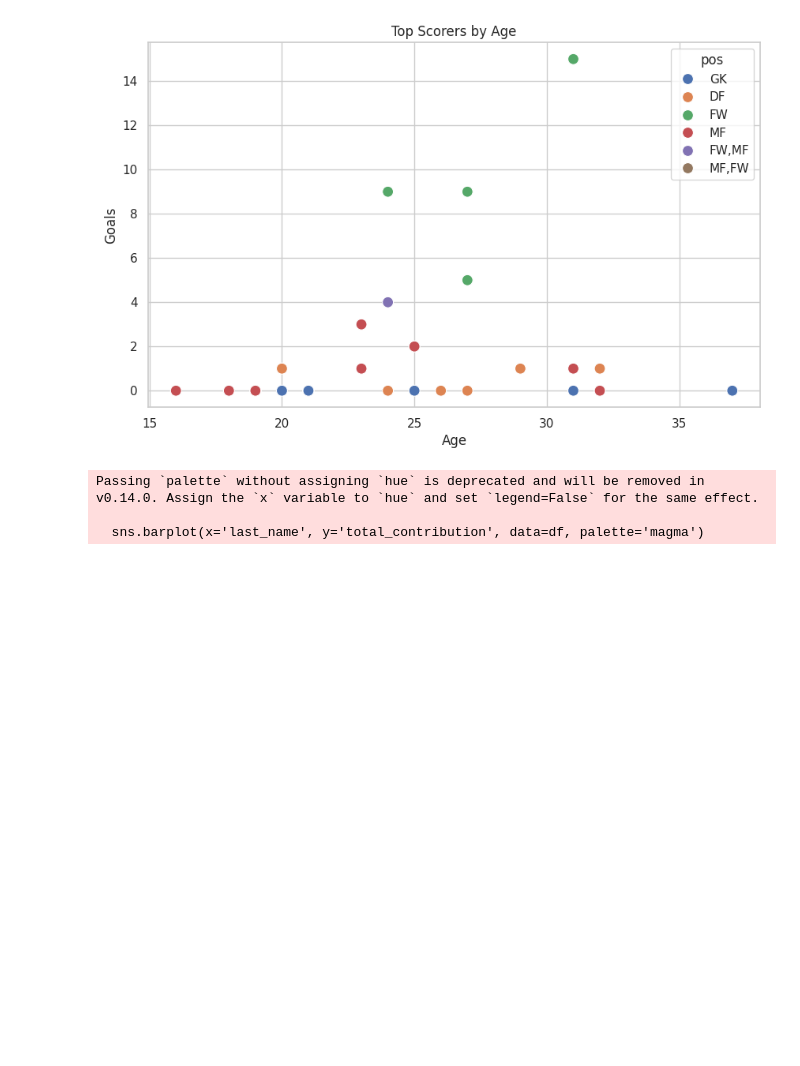
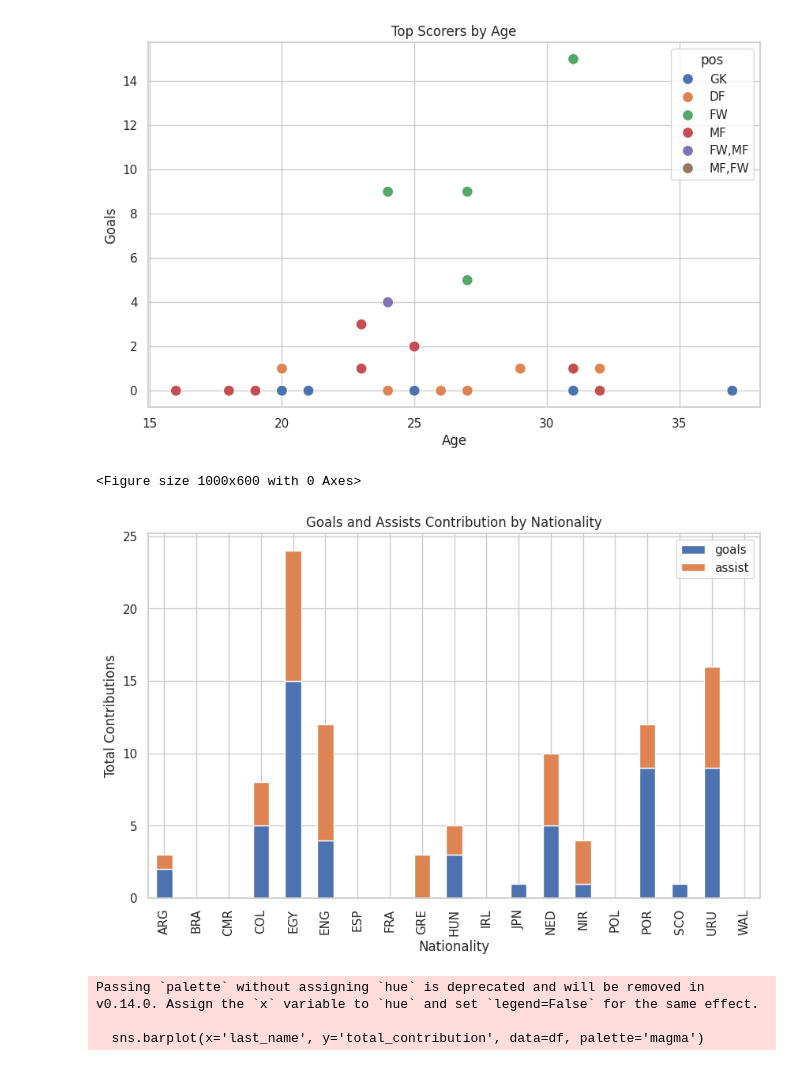
Before and after one commit to ncdanh0311/-Data-Analytics, a Jupyter notebook: Liverpool 23-24.ipynb, the cells around one changed output. Saved outputs shown, nothing was run; the diff lists cells and outputs as text; code cells hidden in the pictures; blank space fills up the shorter version.

```diff
--- a/Liverpool 23-24.ipynb
+++ b/Liverpool 23-24.ipynb
@@ -80,6 +79,17 @@ plt.ylabel('Goals')
 plt.show()
 # %% [output]
 [figure]
+# %%
+plt.figure(figsize=(10, 6))
+df_grouped = df.groupby('nation')[['goals', 'assist']].sum().reset_index()
+df_grouped.set_index('nation').plot(kind='bar', stacked=True, figsize=(10, 6))
+plt.title('Goals and Assists Contribution by Nationality')
+plt.xlabel('Nationality')
+plt.ylabel('Total Contributions')
+plt.show()
+# %% [output]
+<Figure size 1000x600 with 0 Axes>
+[figure, added]
 # %%
 df['total_contribution'] = df['goals'] + df['assist']
 plt.figure(figsize=(10, 6))
```
Also changed, not shown: parts of 2 cells of this notebook.
